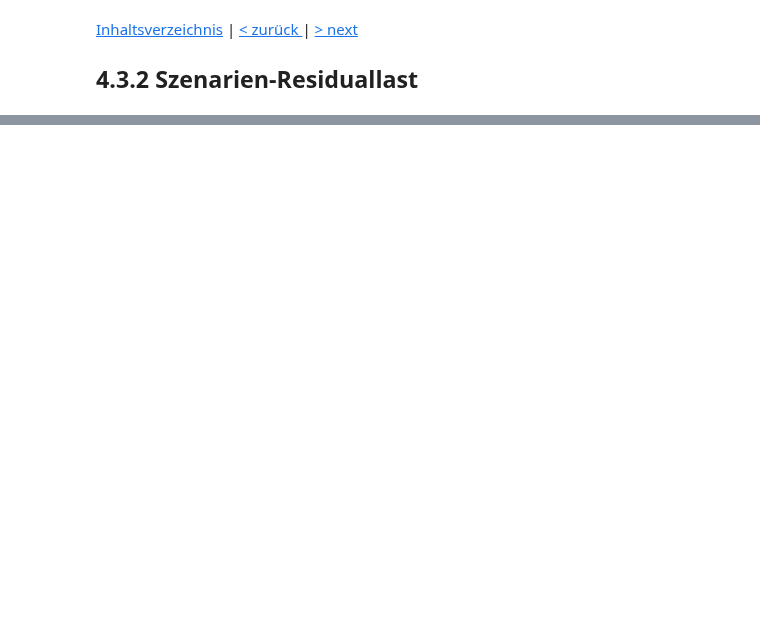
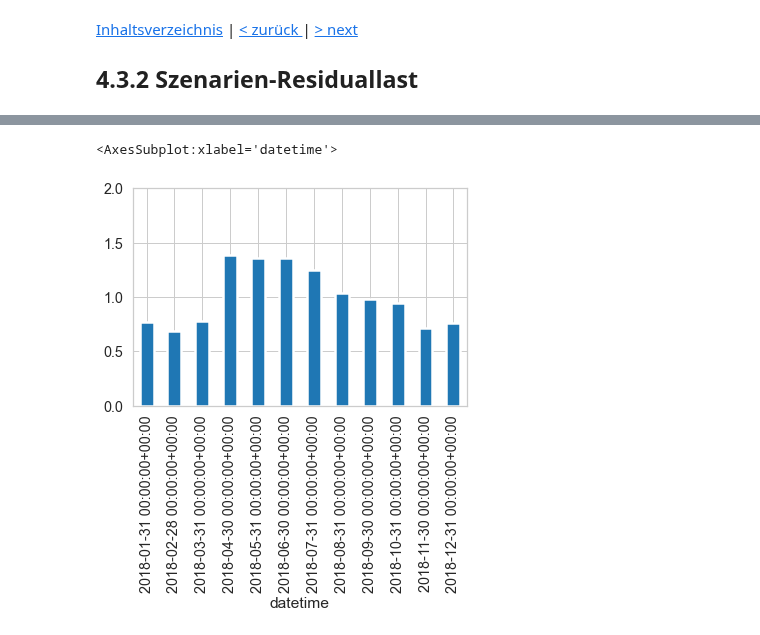
Before and after one commit to simonschaluppe/FLUCCOplus, a Jupyter notebook: notebooks/4.3.2_Szenarien_Residuallast.ipynb, the cells around one changed output, grey strips where cells are left out. Saved outputs shown, nothing was run; the diff lists cells and outputs as text; code cells hidden in the pictures; blank space fills up the shorter version.

```diff
--- a/notebooks/4.3.2_Szenarien_Residuallast.ipynb
+++ b/notebooks/4.3.2_Szenarien_Residuallast.ipynb
@@ -46,0 +39,5 @@
+# %%
+scenario.plot_monthly_mismatch()
+# %% [output]
+<AxesSubplot:xlabel='datetime'>
+[figure, added]
```
Also changed, not shown: parts of 15 cells of this notebook, 10 other files.
